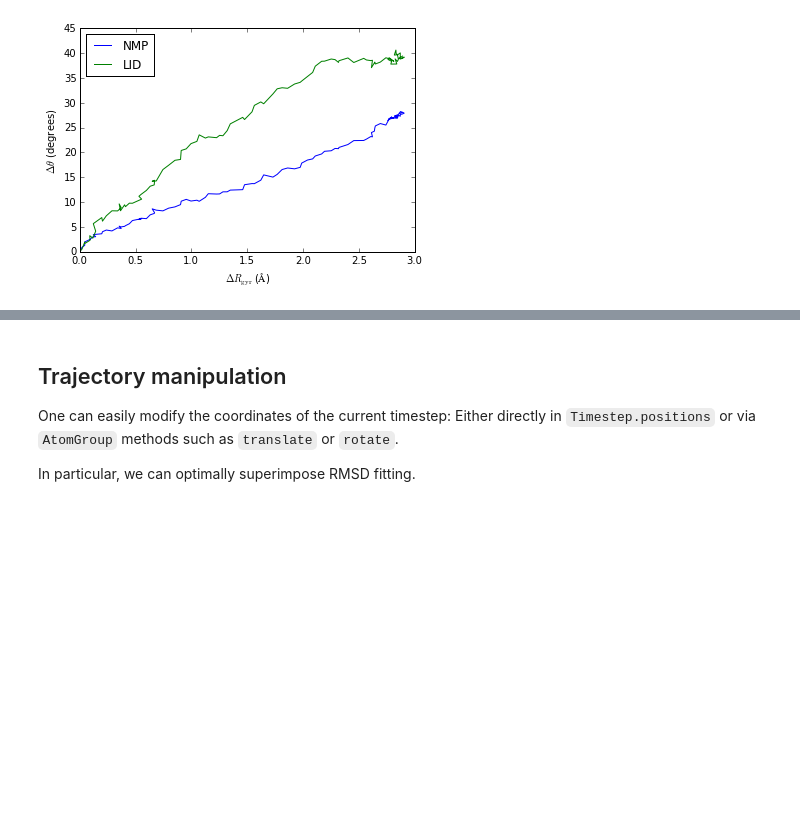
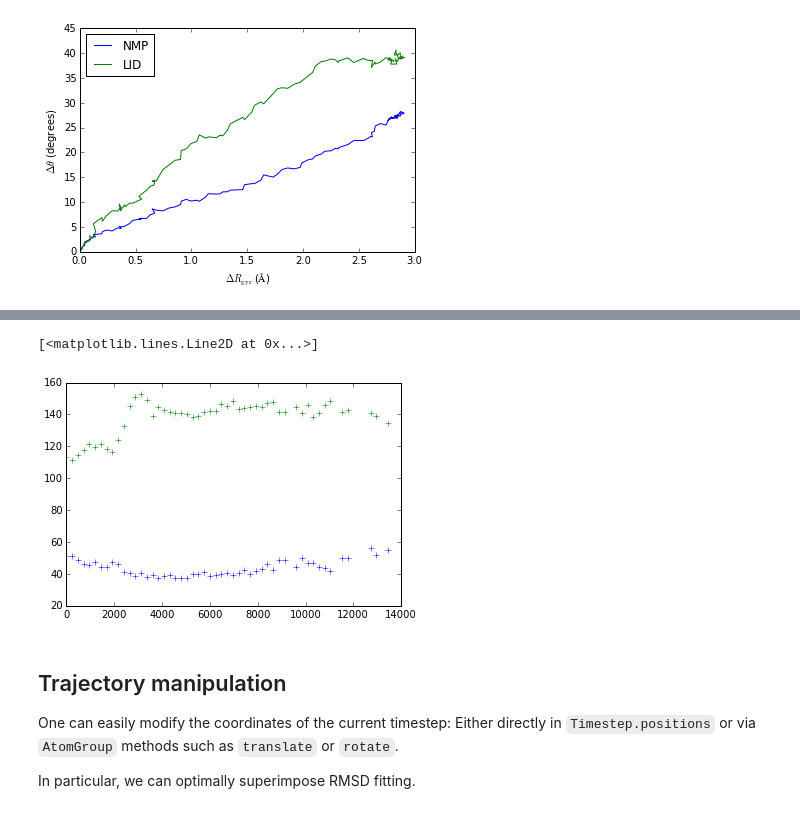
Before and after one commit to Becksteinlab/MDAnalysis-workshop, a Jupyter notebook: notebooks/MDAnalysis_Workshop_Part_2.ipynb, the cells around one changed output, grey strips where cells are left out. Saved outputs shown, nothing was run; the diff lists cells and outputs as text; code cells hidden in the pictures; blank space fills up the shorter version.

```diff
--- a/notebooks/MDAnalysis_Workshop_Part_2.ipynb
+++ b/notebooks/MDAnalysis_Workshop_Part_2.ipynb
@@ -360,0 +373,3 @@ ax.legend(loc="best")
+# %%
+peq = eq.select_atoms("protein")
+closed = [ts.frame for ts in eq.trajectory[:100] if peq.radius_of_gyration() < 19]
@@ -361,3 +380,9 @@ ax.legend(loc="best")
+# %%
+plt.plot(eqdata[0, closed], eqdata[1, closed], '+')
+plt.plot(eqdata[0, closed], eqdata[2, closed], '+')
+# %% [output]
+[<matplotlib.lines.Line2D at 0x...>]
+[figure, added]
 # %% [markdown]
 ## Trajectory manipulation
 
```
Also changed, not shown: parts of 31 cells of this notebook.
